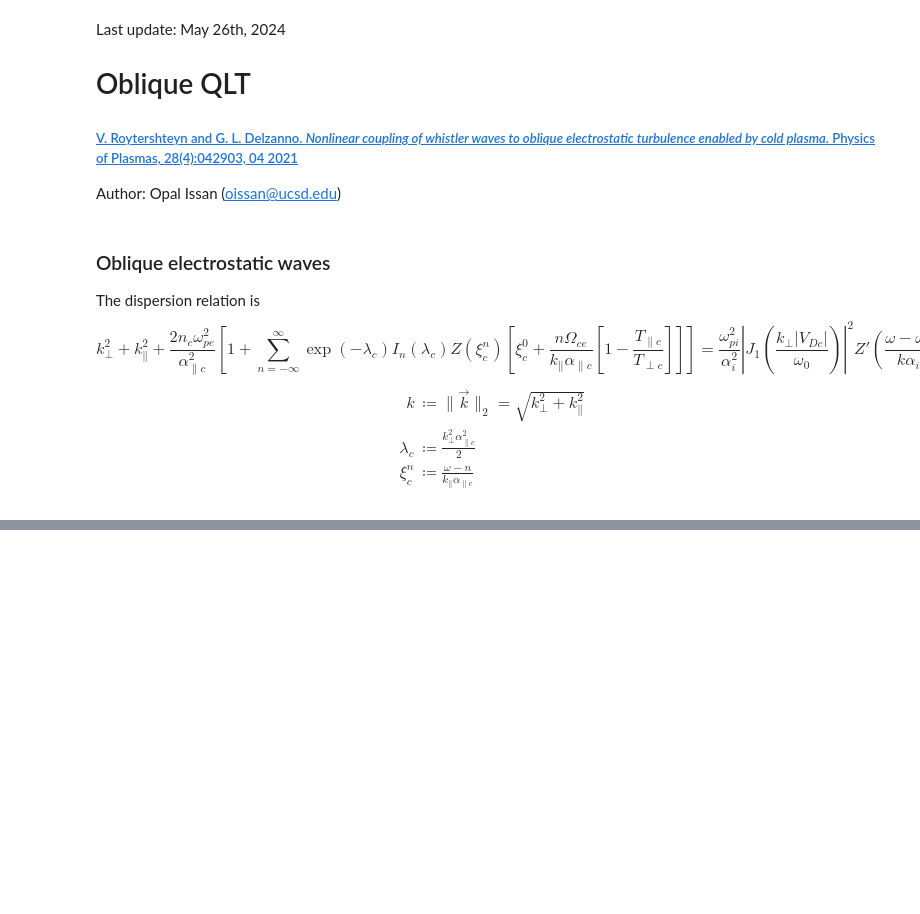
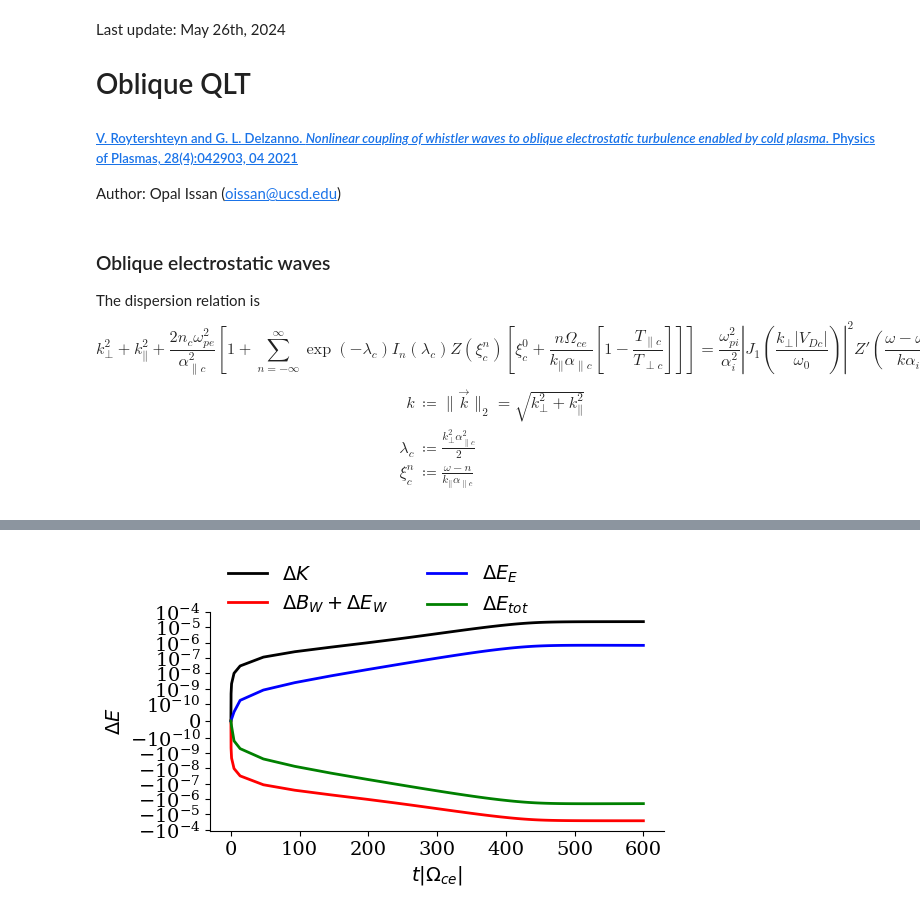
Before and after one commit to opaliss/QLT_whistler, a Jupyter notebook: 2021_pop_electrostatic_oblique_QLT.ipynb, the cells around one changed output, grey strips where cells are left out. Cells and saved outputs as stored; diff of their text form; code cells hidden in the pictures; blank space fills up the shorter version.

```diff
--- a/2021_pop_electrostatic_oblique_QLT.ipynb
+++ b/2021_pop_electrostatic_oblique_QLT.ipynb
@@ -183,0 +207,25 @@ plt.tight_layout()
+# %%
+fig, ax = plt.subplots(figsize=(6, 4))
+kinetic_energy = result.y[0, :] + 0.5 * result.y[1, :]
+potential_energy = np.sum(result.y[6:, :], axis=0)*dk_perp*dk_par/(4*np.pi)
+magnetic_energy = (1 + (omega_0/k_0/omega_pe)**2) * result.y[4, :]/(4*np.pi)
+total_energy = kinetic_energy + magnetic_energy + potential_energy
+
+ax.plot(result.t, kinetic_energy - kinetic_energy[0], color="black", linewidth=2, label="$\Delta K$")
+ax.plot(result.t, magnetic_energy - magnetic_energy[0], color="red", linewidth=2, label="$\Delta B_{W} + \Delta E_{W}$")
+ax.plot(result.t, potential_energy - potential_energy[0], color="blue", linewidth=2, label="$\Delta E_{E}$")
+ax.plot(result.t, total_energy - total_energy[0], color="green", linewidth=2, label="$\Delta E_{tot}$")
+
+ax.set_yscale("symlog", linthresh=1e-10)
+ax.set_xlabel(r'$t|\Omega_{ce}|$')
+ax.set_ylabel(r'$\Delta E$')
+
+legend = ax.legend(loc='upper left', ncols=2, fancybox=False, shadow=False, fontsize=14, bbox_to_anchor=(0., 1.3))
+legend.get_frame().set_alpha(0)
+
+ax.spines['right'].set_visible(False)
+ax.spines['top'].set_visible(False)
+
+plt.tight_layout()
+# %% [output]
+[figure, added]
```
Also changed, not shown: parts of 9 cells of this notebook, 4 other files.
